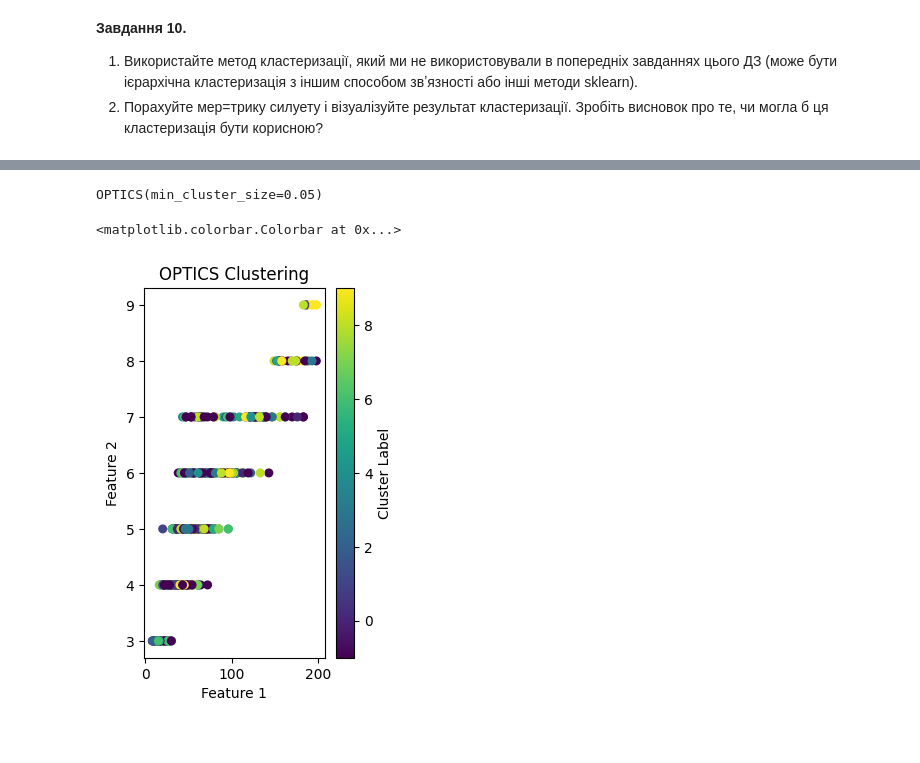
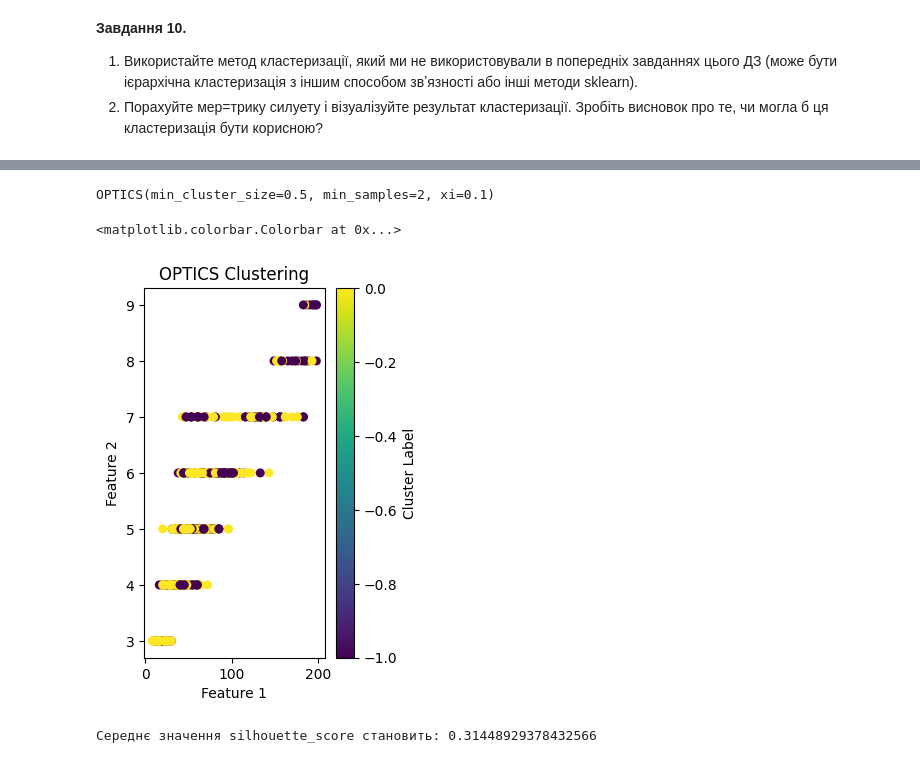
Before and after one commit to nikishkaaa/ML-Course, a Jupyter notebook: "HW_Алгоритми_кластеризації_ipynb".ipynb, the cells around one changed output, grey strips where cells are left out. Drawn from its saved outputs; the diff is of its cells as text; code cells hidden in the pictures.

```diff
--- a/"HW_Алгоритми_кластеризації_ipynb".ipynb
+++ b/"HW_Алгоритми_кластеризації_ipynb".ipynb
@@ -483,4 +483,4 @@ print(
 from sklearn.cluster import OPTICS
 from sklearn.model_selection import GridSearchCV
 # %%
-X_new.drop(['Labels', 'Labs', '2_clust', '3_clust'], axis=1)
+optics_data = X_new.drop(['Labels', 'Labs', '2_clust', '3_clust'], axis=1)
@@ -501,16 +487,27 @@ X_new.drop(['Labels', 'Labs', '2_clust', '3_clust'], axis=1)
 # %%
-optics = OPTICS(min_samples=5, xi=0.05, min_cluster_size=0.05)
+optics = OPTICS(min_samples=2, xi=0.1, min_cluster_size=0.5)
 # %%
-optics.fit(X_new)
+optics.fit(optics_data)
 # %% [output]
-OPTICS(min_cluster_size=0.05)
+OPTICS(min_cluster_size=0.5, min_samples=2, xi=0.1)
+# %%
+clusters = optics.labels_
+optics_data['predicted_class'] = clusters
 # %%
 plt.subplot(1, 2, 1)
-plt.scatter(X_new['Total_Amount'], X_new['Total_Number_of_Purchases'], c=labels, cmap='viridis', s=30)
+plt.scatter(X_new['Total_Amount'], X_new['Total_Number_of_Purchases'], c=optics_data['predicted_class'], cmap='viridis', s=30)
 plt.title('OPTICS Clustering')
 plt.xlabel('Feature 1')
 plt.ylabel('Feature 2')
 plt.colorbar(label='Cluster Label')
 # %% [output]
 <matplotlib.colorbar.Colorbar at 0x...>
-[figure, old version]
+[figure, new version]
+# %%
+silhouette_avg = silhouette_score(optics_data, optics_data['predicted_class'])
+print(
+        "Середнє значення silhouette_score становить:",
+        silhouette_avg,
+    )
+# %% [output]
+Середнє значення silhouette_score становить: 0.31448929378432566
```
Also changed, not shown: parts of 19 cells of this notebook.
